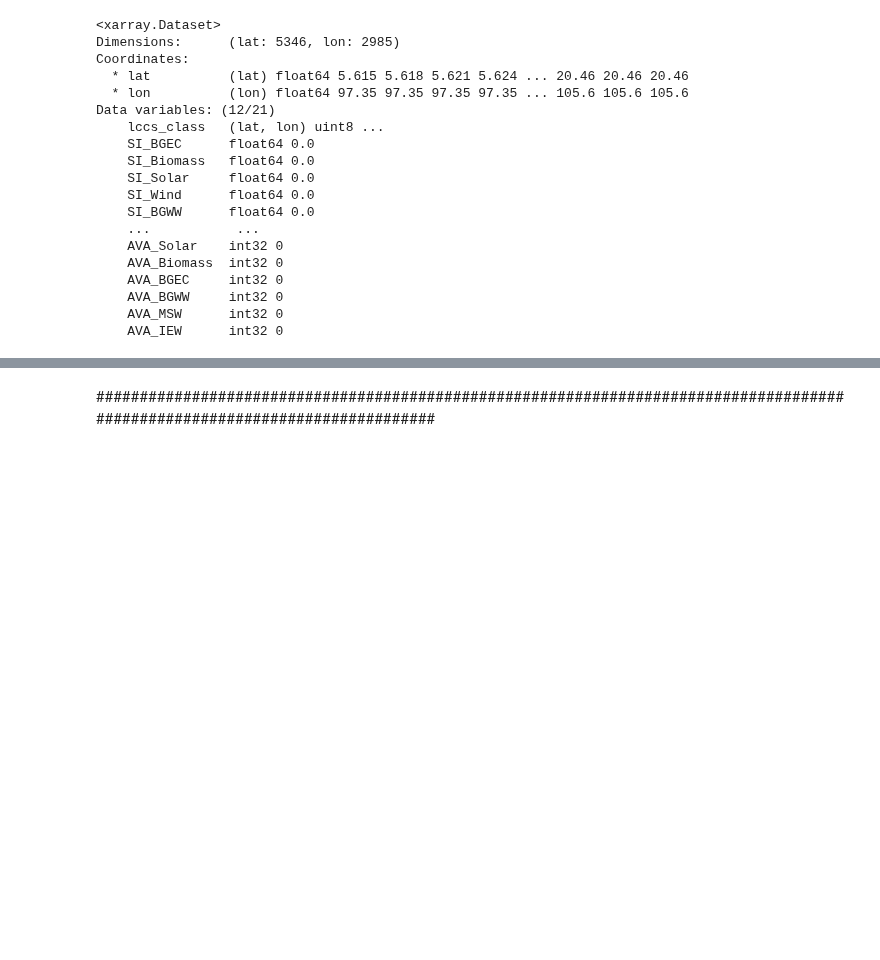
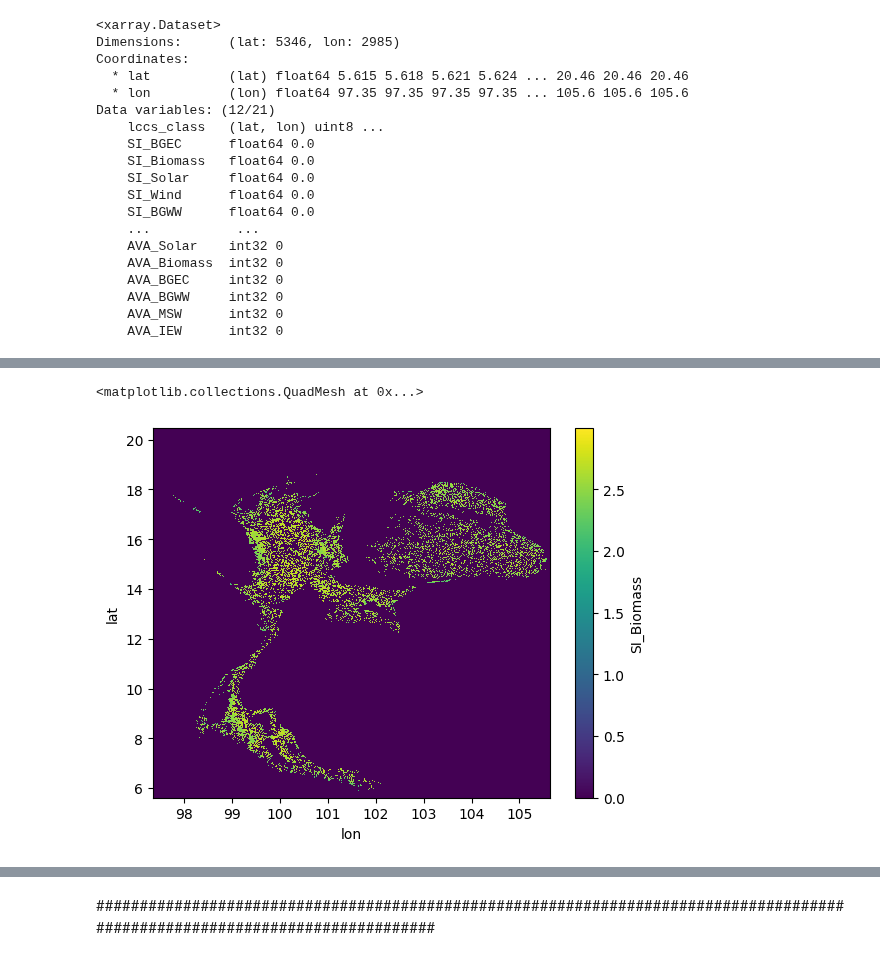
Before and after one commit to NarasetS/REPowerPlant_Siting, a Jupyter notebook: 10_SI_Farmarea_xarray.ipynb, the cells around one changed output, grey strips where cells are left out. Cells and saved outputs as stored; diff of their text form; code cells hidden in the pictures; blank space fills up the shorter version.

```diff
--- a/10_SI_Farmarea_xarray.ipynb
+++ b/10_SI_Farmarea_xarray.ipynb
@@ -853,0 +1012,5 @@ xr_final_SI.to_netcdf(path='Output\\xr_final_SI.nc')
+# %%
+xr_final_SI['SI_Biomass'].plot()
+# %% [output]
+<matplotlib.collections.QuadMesh at 0x...>
+[figure, added]
```
Also changed, not shown: parts of 15 cells of this notebook, 18 other files.
